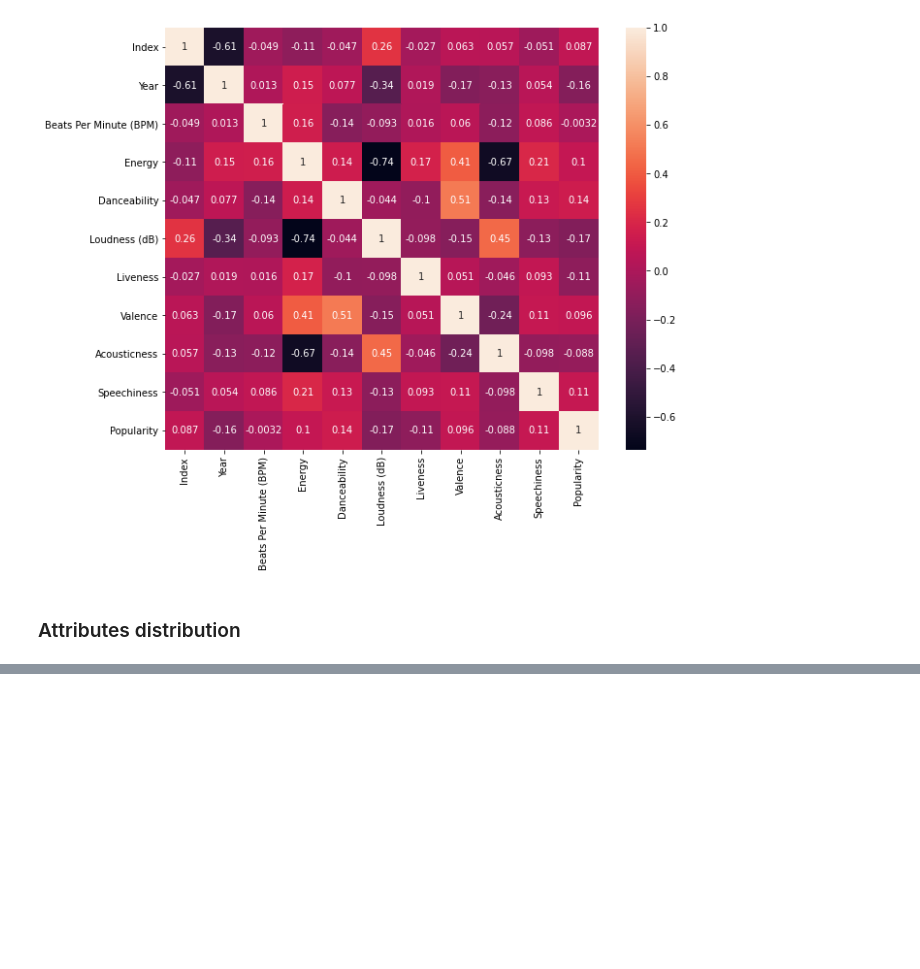
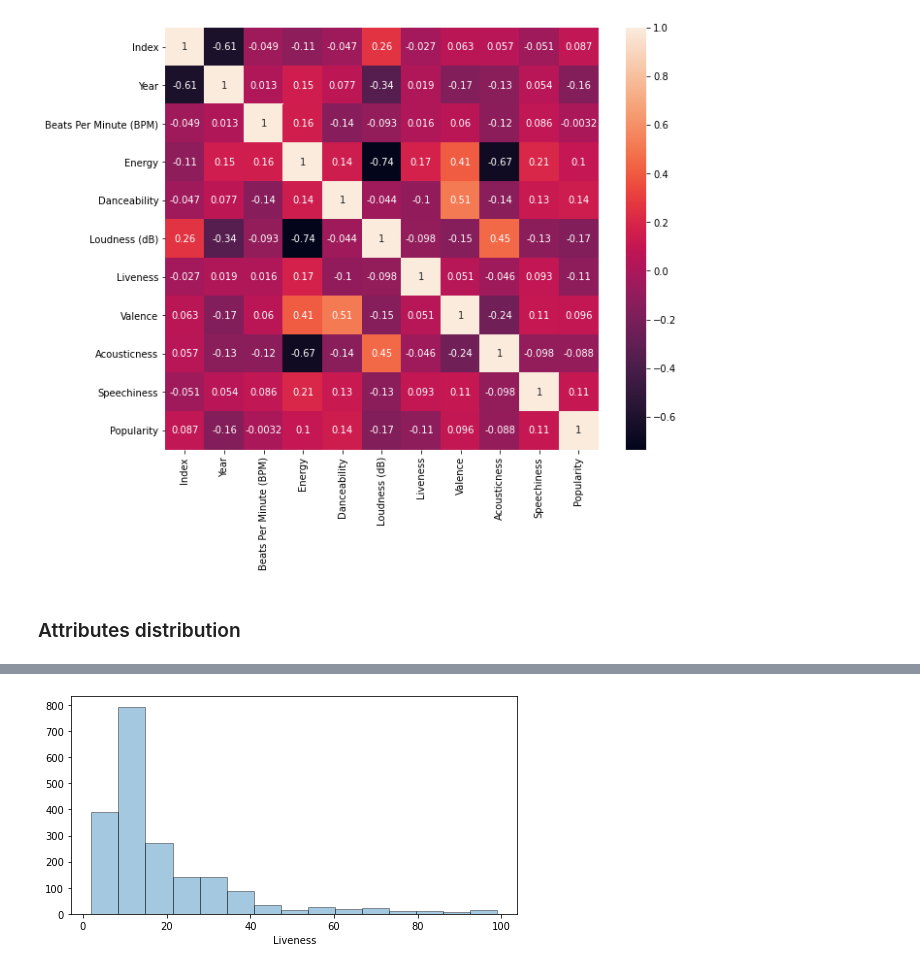
Before and after one commit to luisblazquezm/mii2-classification-models-study, a Jupyter notebook: notebooks/dataset exploration.ipynb, the cells around one changed output, grey strips where cells are left out. Cells and saved outputs as stored; diff of their text form; code cells hidden in the pictures; blank space fills up the shorter version.

```diff
--- a/notebooks/dataset exploration.ipynb
+++ b/notebooks/dataset exploration.ipynb
@@ -173 +161,7 @@ plt.show()
+# %%
+plt.figure(figsize=(8,4))
+sns.distplot(df['Liveness'], kde=False, bins=15, hist_kws=dict(edgecolor="k", linewidth=1))
+plt.show()
+# %% [output]
+[figure, added]
 # %%
```
Also changed, not shown: parts of 16 cells of this notebook.
